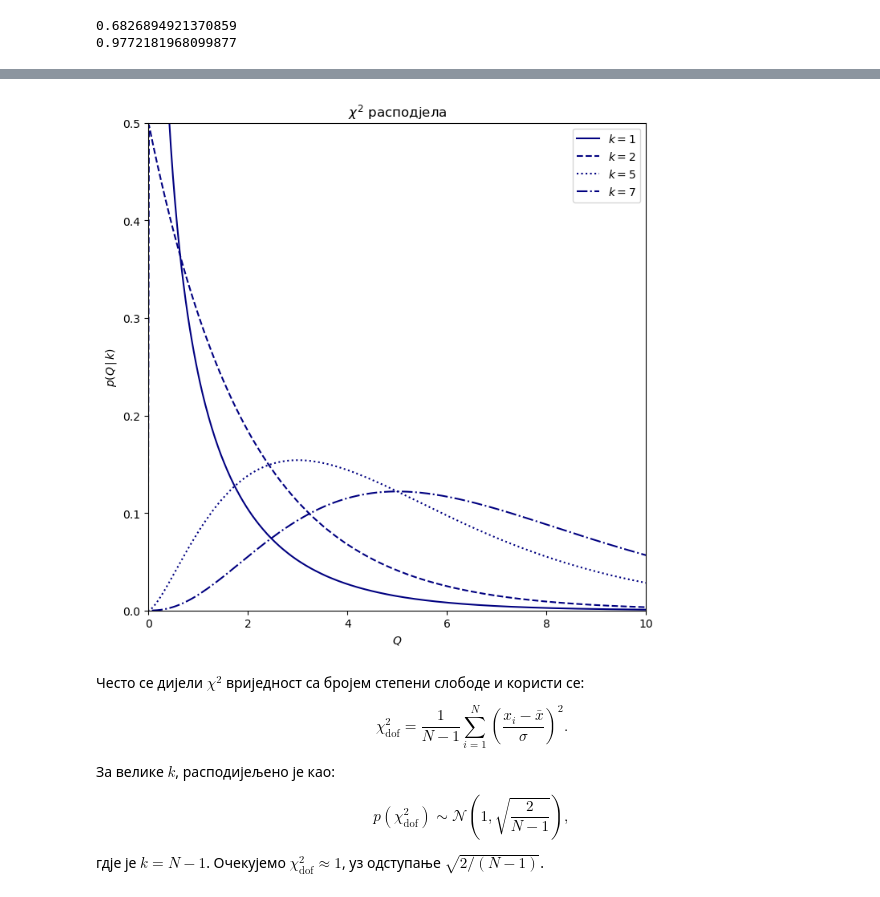
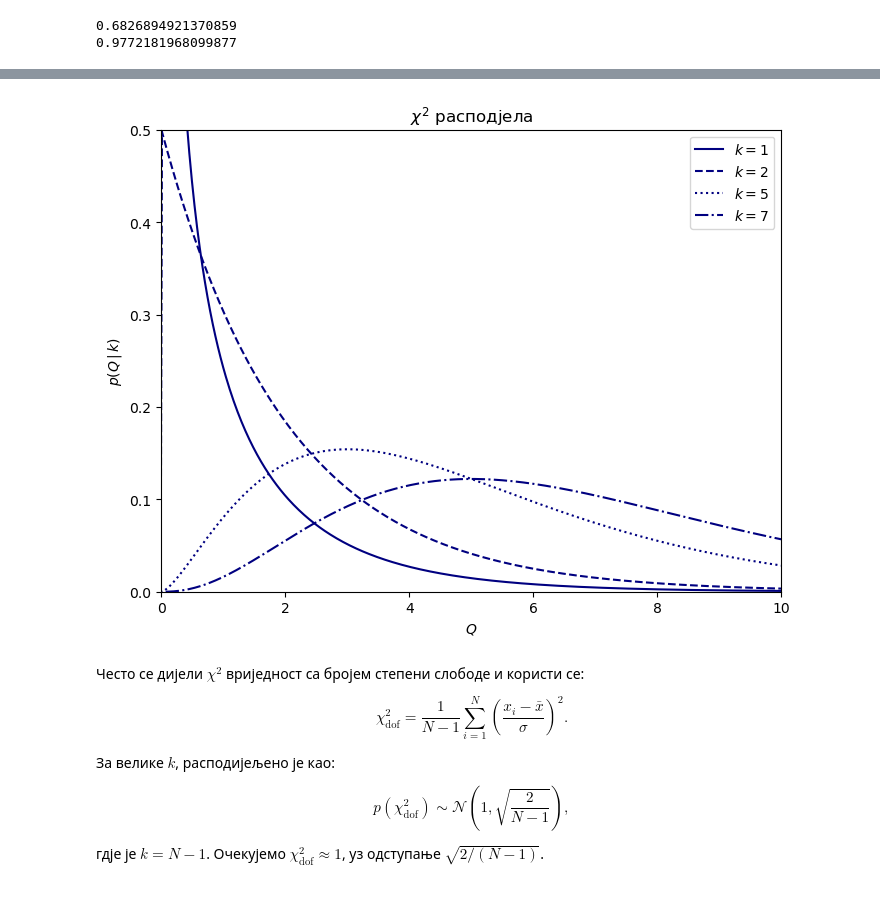
Before and after one commit to zorzeus/Astrostatistika, a Jupyter notebook: as_02.ipynb, the cells around one changed output, grey strips where cells are left out. Drawn from its saved outputs; the diff is of its cells as text; code cells hidden in the pictures.

```diff
--- a/as_02.ipynb
+++ b/as_02.ipynb
@@ -660,29 +629,28 @@ $$
 # %%
 k_values = [1, 2, 5, 7]
 linestyles = ['-', '--', ':', '-.']
 mu = 0
 x = np.linspace(-1, 20, 1000)
 
-fig, ax = plt.subplots(figsize=(8,8))
-fig.subplots_adjust(bottom=0.12)
+plt.figure(figsize=(8,6))
 
 for k, ls in zip(k_values, linestyles):
     dist = chi2(k, mu)
 
     plt.plot(x, dist.pdf(x), ls=ls, c='navy',
              label=r'$k=%i$' % k)
 
 plt.xlim(0, 10)
 plt.ylim(0, 0.5)
 
 plt.xlabel('$Q$')
 plt.ylabel(r'$p(Q\,|\,k)$')
 plt.title(r'$\chi^2\ \mathrm{расподјела}$')
 
 plt.legend()
 plt.show()
 # %% [output]
-[figure, old version]
+[figure, new version]
 # %% [markdown]
 Често се дијели $\chi^2$ вриједност са бројем степени слободе и користи се:
 
```
Also changed, not shown: parts of 24 cells of this notebook, 2 other files.
